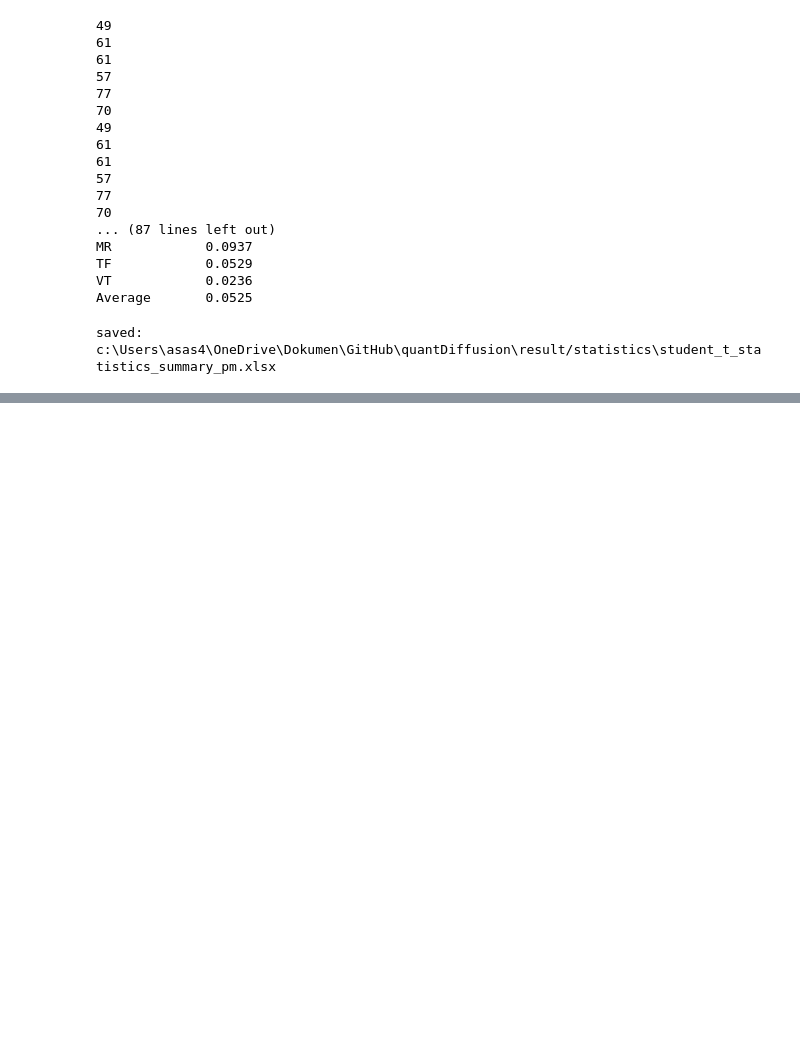
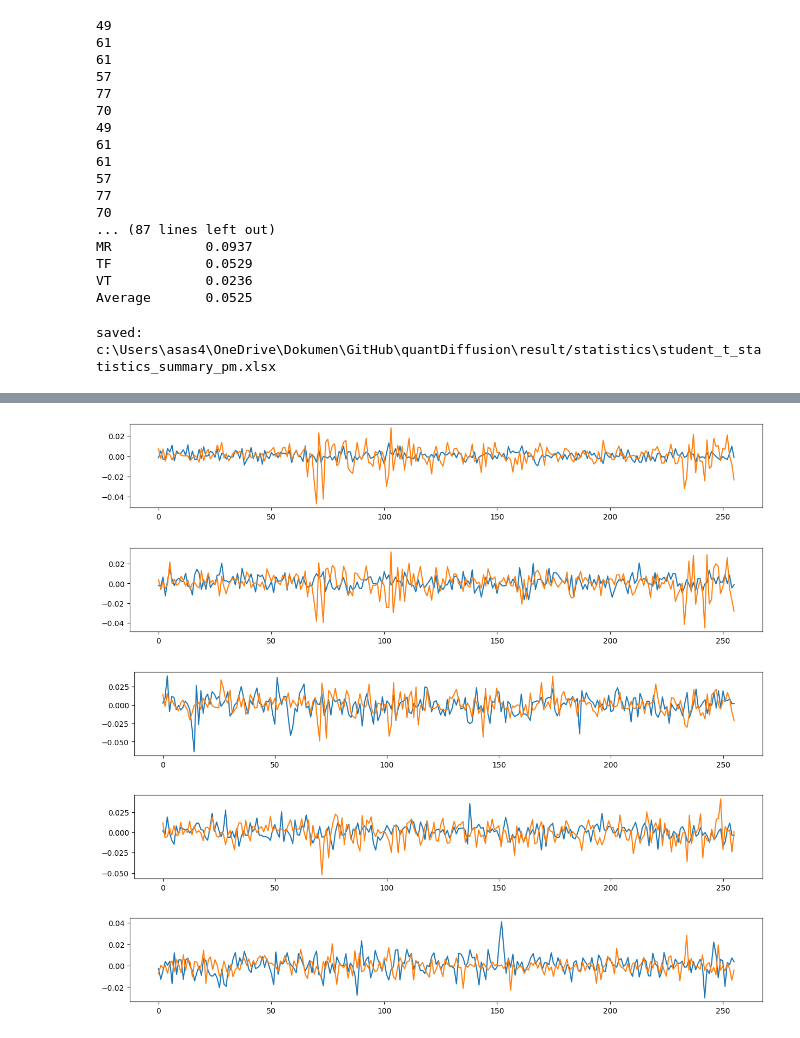
Before and after one commit to JUHWANKIM-ai/QuantDiffusion, a Jupyter notebook: 1_modeling_RV.ipynb, the cells around one changed output, grey strips where cells are left out. Drawn from its saved outputs; the diff is of its cells as text; code cells hidden in the pictures; blank space fills up the shorter version.

```diff
--- a/1_modeling_RV.ipynb
+++ b/1_modeling_RV.ipynb
@@ -1112,4 +1115,0 @@ Leverage Effect   0.0016  NaN
-# %%
-for i in range(6):
-    plt.plot(real_data[0][i,:])
-    plt.show()
@@ -1122,0 +1353,14 @@ for i in range(6):
+# %%
+for i in range(5):
+    fake_data = np.load(f"{result_path}/bundle_0{i}.npy")
+
+    plt.figure(figsize=(15,2))
+    plt.plot(fake_data[0][i])
+    plt.plot(real_data[0][i])
+    plt.show()
+# %% [output]
+[figure, added]
+[figure, added]
+[figure, added]
+[figure, added]
+[figure, added]
```
Also changed, not shown: parts of 7 cells of this notebook.
